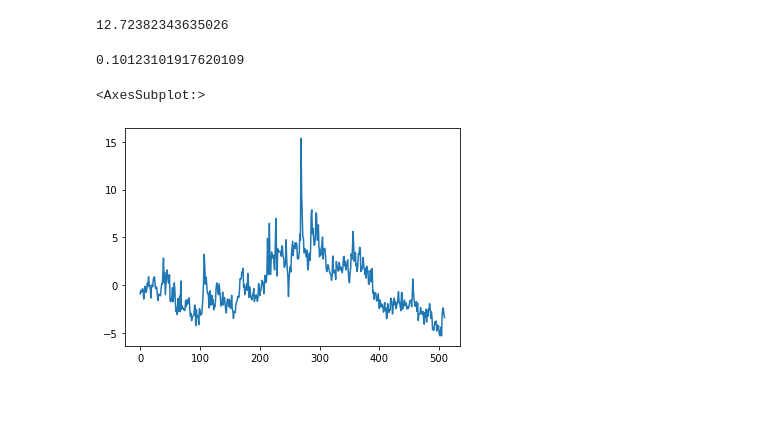
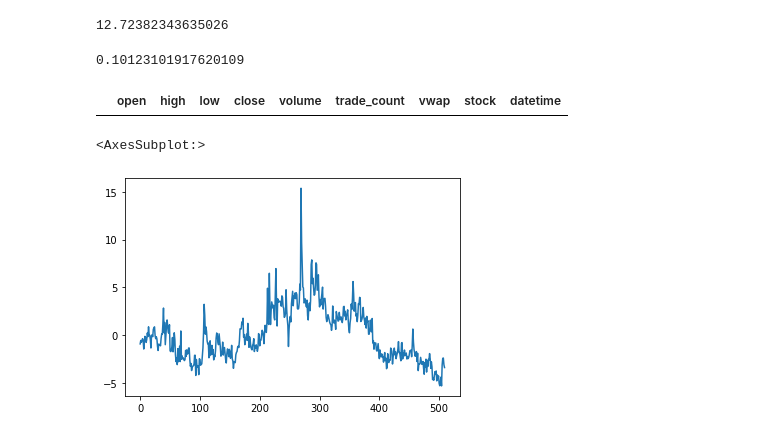
Before and after one commit to michaelortiz05/algotrader, a Jupyter notebook: Joshuas_MacD.ipynb, the cells around one changed output. Drawn from its saved outputs; the diff is of its cells as text; code cells hidden in the pictures; blank space fills up the shorter version.

```diff
--- a/Joshuas_MacD.ipynb
+++ b/Joshuas_MacD.ipynb
@@ -243,6 +245,10 @@ for stocks in stock_list:
         df_temp_stock['stock'] = stocks
 
         df_group_bars = pd.concat([df_group_bars, df_temp_stock])
+# %%
+df_group_bars.loc[df_group_bars['stock'] == 'APPL']
+# %% [output]
+|  | open | high | low | close | volume | trade_count | vwap | stock | datetime |
 # %%
 df_group_bars['datetime'] = df_group_bars.index
 df_group_bars['datetime'] = pd.to_datetime(df_group_bars['datetime'])
```
Also changed, not shown: parts of 11 cells of this notebook.
